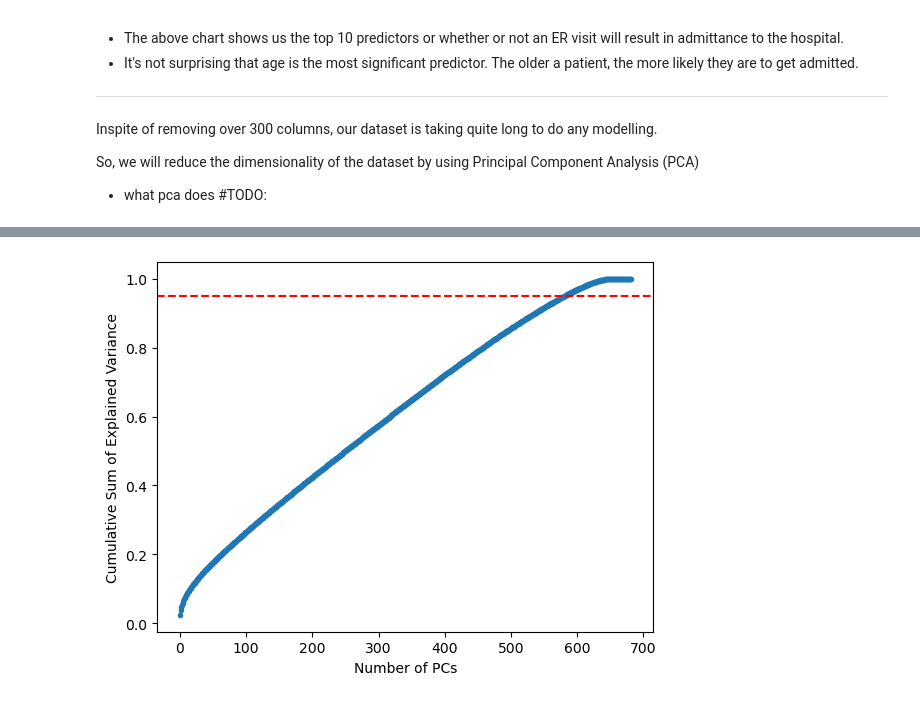
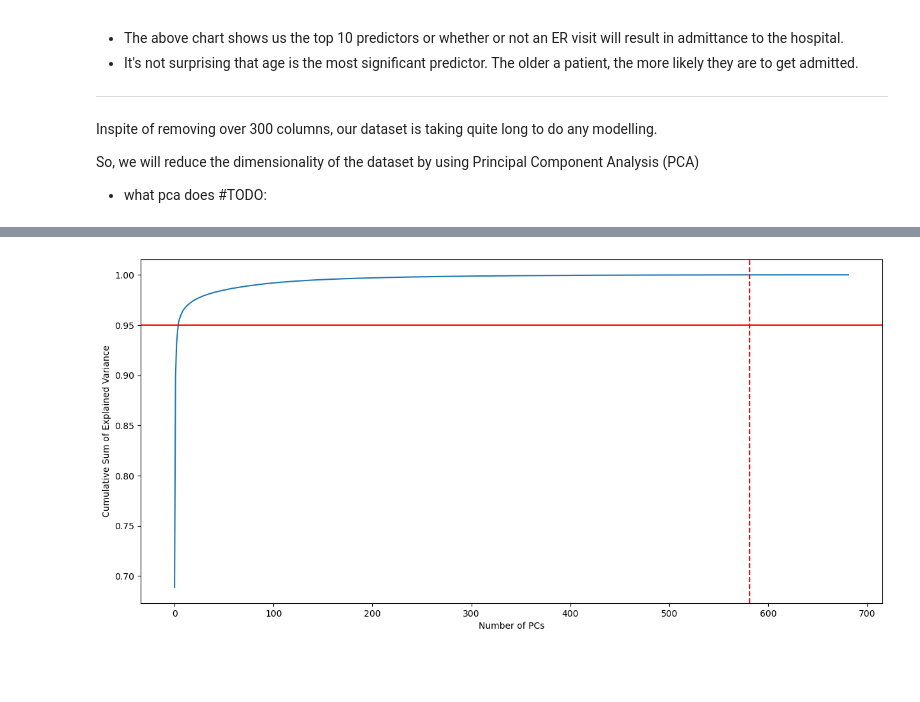
Before and after one commit to yashnagpaul/data-science-capstone, a Jupyter notebook: Yash_Nagpaul_Capstone.ipynb, the cells around one changed output, grey strips where cells are left out. Drawn from its saved outputs; the diff is of its cells as text; code cells hidden in the pictures; blank space fills up the shorter version.

```diff
--- a/Yash_Nagpaul_Capstone.ipynb
+++ b/Yash_Nagpaul_Capstone.ipynb
@@ -27,7 +27,7 @@ import matplotlib.pyplot as plt
 from sklearn.preprocessing import OneHotEncoder
 from sklearn.model_selection import train_test_split
 # %%
-# df = pd.read_csv('./data/admit_data.csv')
-df = pd.read_csv('./df_less_columns.csv')
+df = pd.read_csv('./data/admit_data.csv')
+# df = pd.read_csv('./df_less_columns.csv')
 df.head()
 # %% [output]
@@ -220,0 +358,7 @@ Through one hot encoding the categorical variables, we have added 98 new columns
+# %%
+# Solution: extract the value from the Series
+
+y_train = y_train.values
+y_test = y_test.values
+
+y_train
@@ -287,11 +395,0 @@ X_test = imputer.transform(X_test)
-# %%
-# Scale the data after imputation
-from sklearn.preprocessing import StandardScaler
-
-scaler = StandardScaler()
-
-# fit and transform the training set
-X_train = scaler.fit_transform(X_train)
-
-# only transform the test set
-X_test = scaler.transform(X_test)
@@ -406,15 +493,14 @@ array([0.02406446, 0.03877283, 0.04579817, 0.05211617, 0.05829668,
        1.        , 1.        , 1.        , 1.        , 1.        ,
        1.        , 1.        ])
 # %%
-# Plot out the cumulative sum graph
+# Plot the cumulative sum graph
 
-plt.figure()
-plt.plot(cumulative_sum, marker='.')
-plt.axhline(0.95, c='r', linestyle='--')
+plt.figure(figsize=(15,7))
+plt.plot(cumulative_sum)
+plt.axhline(0.95, c='r')
+plt.axvline(581, c='r', linestyle='--')
 plt.xlabel('Number of PCs')
 plt.ylabel('Cumulative Sum of Explained Variance')
 plt.show()
-
-#We want to redeuce dimensionality and keep 90% of the variance/information
 # %% [output]
-[figure, old version]
+[figure, new version]
```
Also changed, not shown: parts of 41 cells of this notebook.
